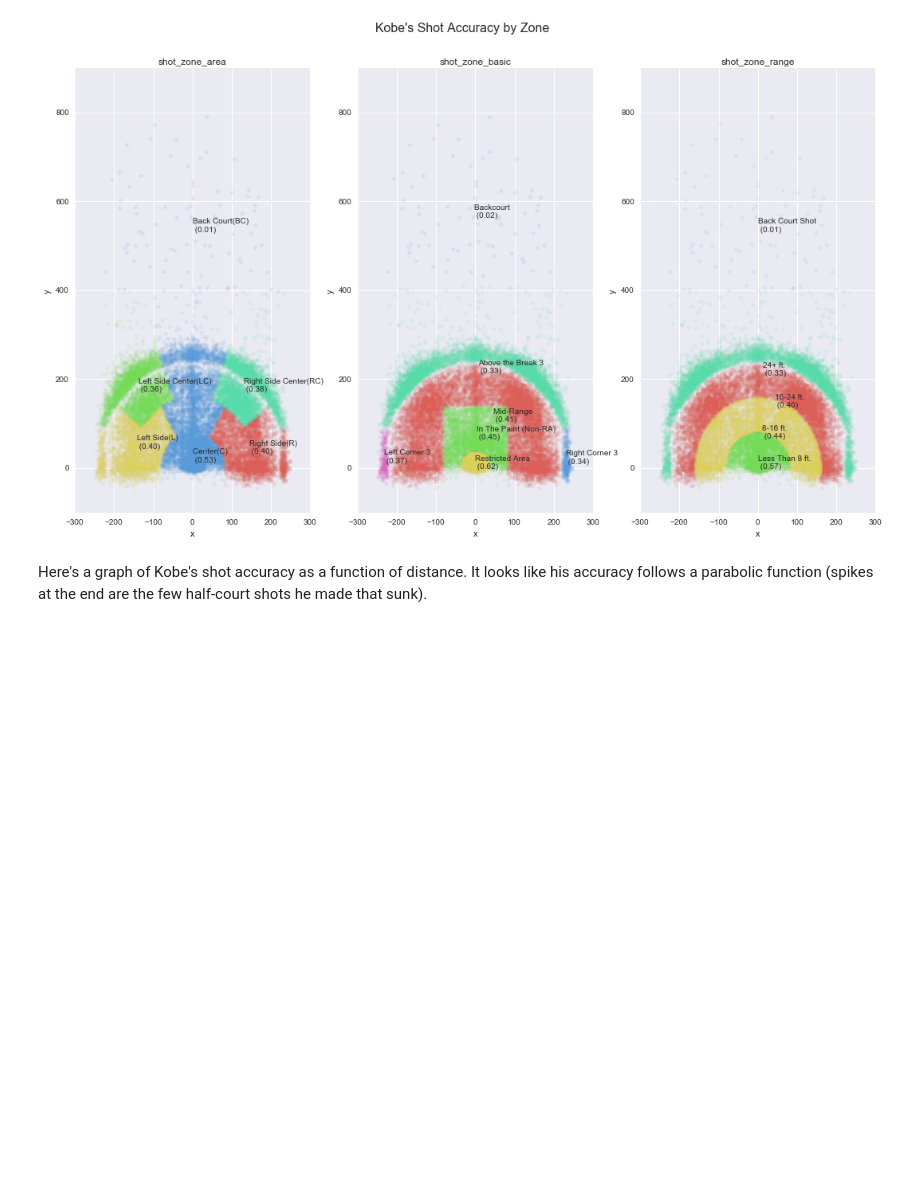
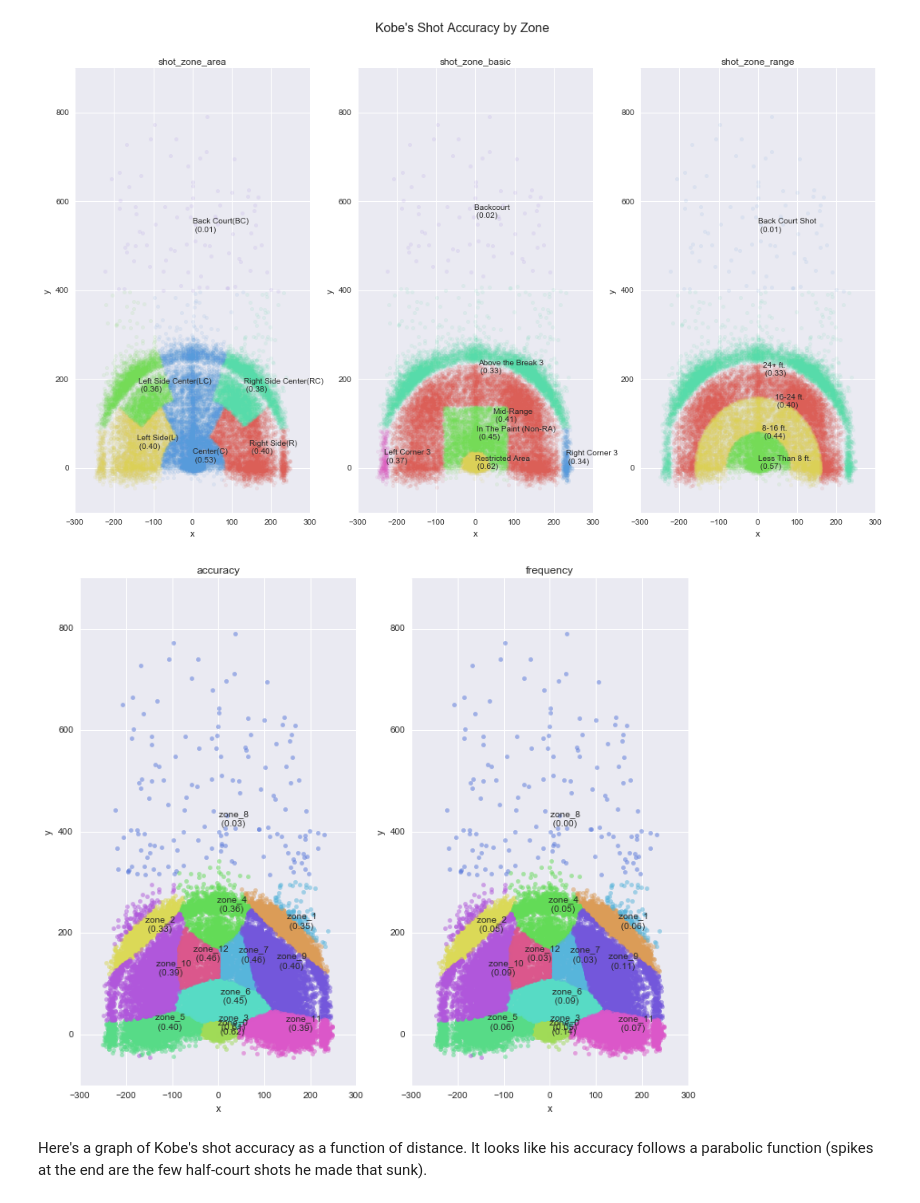
Before and after one commit to michaelwang1994/Main, a Jupyter notebook: Kaggle/Kobe/Kobe20160720.ipynb, the cells around one changed output. Drawn from its saved outputs; the diff is of its cells as text; code cells hidden in the pictures; blank space fills up the shorter version.

```diff
--- a/Kaggle/Kobe/Kobe20160720.ipynb
+++ b/Kaggle/Kobe/Kobe20160720.ipynb
@@ -253,6 +259,39 @@ for zone in category:
         plt.title(category_text[cat - 1]);
 # %% [output]
 [figure]
+# %%
+components = 13
+
+g = GMM(n_components=components, covariance_type='full', random_state = 0)
+g.fit(df[['loc_x', 'loc_y']])
+df['GMM_Zone'] = g.predict(df[['loc_x', 'loc_y']])
+# %%
+colors = sns.color_palette("hls", components)
+plt.figure(figsize=(12, 10))
+
+for i, plot_type in enumerate(['accuracy', 'frequency']):
+    plt.subplot(1, 2, i + 1)
+    for zone in range(components):
+        plt.scatter(df['loc_x'][df['GMM_Zone'] == zone],
+                    df['loc_y'][df['GMM_Zone'] == zone],
+                    color = colors[zone], alpha = 0.5, label = 'zone_' + str(zone))
+
+
+        text_x = np.median(df['loc_x'][df['GMM_Zone'] == zone])
+        text_y = np.median(df['loc_y'][df['GMM_Zone'] == zone])
+        if plot_type == 'accuracy':
+            accuracy = np.mean(df['shot_made_flag'][df['GMM_Zone'] == zone])
+            plt.text(text_x, text_y, '%s \n (%.2f)' % ('zone_' + str(zone), accuracy));
+        else:
+            frequency = df['shot_made_flag'][df['GMM_Zone'] == zone].count() / float(len(df))
+            plt.text(text_x, text_y, '%s \n (%.2f)' % ('zone_' + str(zone), frequency));
+        plt.xlim([-300, 300]);
+        plt.ylim([-100, 900]);
+        plt.xlabel("x");
+        plt.ylabel("y");
+        plt.title(plot_type)
+# %% [output]
+[figure, added]
 # %% [markdown]
 Here's a graph of Kobe's shot accuracy as a function of distance. It looks like his accuracy follows a parabolic function (spikes at the end are the few half-court shots he made that sunk).
 # %%
```
Also changed, not shown: parts of 27 cells of this notebook, 8 other files.
